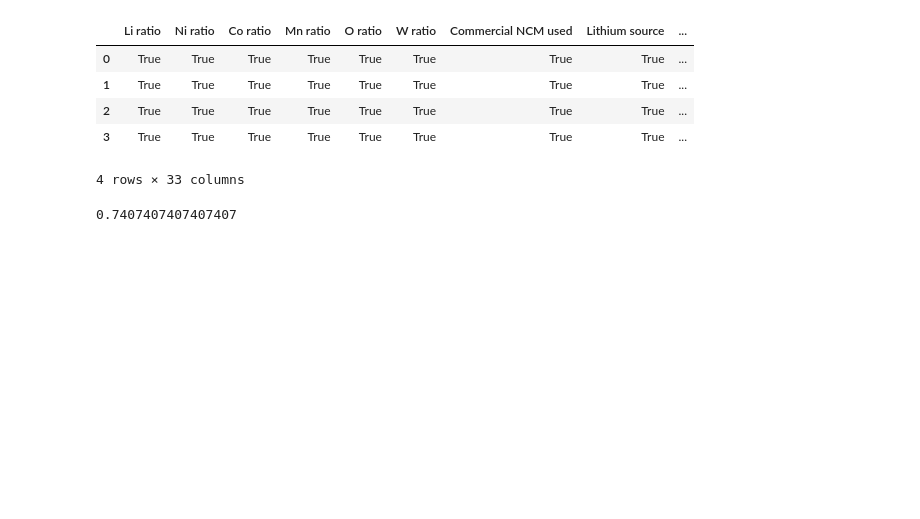
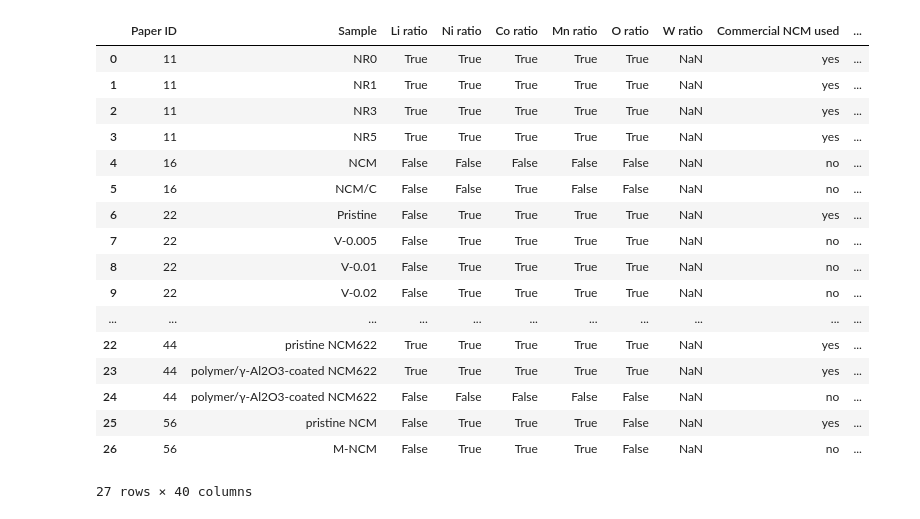
Before and after one commit to AIFFEL-VOLTAI/VOLTAI, a Jupyter notebook: accuracy.ipynb, the cells around one changed output. Saved outputs shown, nothing was run; the diff lists cells and outputs as text; code cells hidden in the pictures; blank space fills up the shorter version.

```diff
--- a/accuracy.ipynb
+++ b/accuracy.ipynb
@@ -216,13 +112,42 @@ sort_col = [
     'Voltage range',
     'Temperature',
     'C-rate 0.1',
-    'C-rate 0.2',
     'C-rate 0.5',
     'C-rate 1.0',
     'C-rate 2.0',
+    'C-rate 0.05',
     'C-rate 5.0',
-    'C-rate 0.05',
+    'C-rate 10.0',
+    'C-rate 20.0',
+    'C-rate 40.0',
+    'C-rate 0.33',
     'C-rate None',
+    'C-rate 0.2',
+    'C-rate 0.3',
     'C-rate 4.0',
-    'C-rate 6.0'
+    'C-rate 6.0',
 ]
+# %%
+num_col = [
+    "Li ratio",
+    "Ni ratio",
+    "Co ratio",
+    "Mn ratio",
+    "O ratio",
+    "W ratio"
+    'C-rate 0.1',
+    'C-rate 0.5',
+    'C-rate 1.0',
+    'C-rate 2.0',
+    'C-rate 0.05',
+    'C-rate 5.0',
+    'C-rate 10.0',
+    'C-rate 20.0',
+    'C-rate 40.0',
+    'C-rate 0.33',
+    'C-rate None',
+    'C-rate 0.2',
+    'C-rate 0.3',
+    'C-rate 4.0',
+    'C-rate 6.0',
+]
@@ -229,18 +306,28 @@ sort_col = [
 # %%
-df_result = df_result[sort_col]
+df_result
+# %% [output]
+|  | Paper ID | Sample | Li ratio | Ni ratio | Co ratio | Mn ratio | O ratio | W ratio | Commercial NCM used | ... |
+| 0 | 11 | NR0 | True | True | True | True | True | NaN | yes | ... |
+| 1 | 11 | NR1 | True | True | True | True | True | NaN | yes | ... |
+| 2 | 11 | NR3 | True | True | True | True | True | NaN | yes | ... |
+| 3 | 11 | NR5 | True | True | True | True | True | NaN | yes | ... |
+| 4 | 16 | NCM | False | False | False | False | False | NaN | no | ... |
+| 5 | 16 | NCM/C | False | False | True | False | False | NaN | no | ... |
+| 6 | 22 | Pristine | False | True | True | True | True | NaN | yes | ... |
+| 7 | 22 | V-0.005 | False | True | True | True | True | NaN | no | ... |
+| 8 | 22 | V-0.01 | False | True | True | True | True | NaN | no | ... |
+| 9 | 22 | V-0.02 | False | True | True | True | True | NaN | no | ... |
+| ... | ... | ... | ... | ... | ... | ... | ... | ... | ... | ... |
+| 22 | 44 | pristine NCM622 | True | True | True | True | True | NaN | yes | ... |
+| 23 | 44 | polymer/γ-Al2O3-coated NCM622 | True | True | True | True | True | NaN | yes | ... |
+| 24 | 44 | polymer/γ-Al2O3-coated NCM622 | False | False | False | False | False | NaN | no | ... |
+| 25 | 56 | pristine NCM | False | True | True | True | False | NaN | yes | ... |
+| 26 | 56 | M-NCM | False | True | True | True | False | NaN | no | ... |
+27 rows × 40 columns
 # %%
-df_result.loc[df_result["Paper ID"] == 11, "Li ratio":]
+# df_result = df_result.loc[df_result["Paper ID"] == 11, num_col]
-# %% [output]
-|  | Li ratio | Ni ratio | Co ratio | Mn ratio | O ratio | W ratio | Commercial NCM used | Lithium source | ... |
-| 0 | True | True | True | True | True | True | True | True | ... |
-| 1 | True | True | True | True | True | True | True | True | ... |
-| 2 | True | True | True | True | True | True | True | True | ... |
-| 3 | True | True | True | True | True | True | True | True | ... |
-4 rows × 33 columns
 # %%
-df_result.loc[df_result["Paper ID"] == 11, "Li ratio":].mean().mean()
+# df_result.loc[df_result["Paper ID"] == 11, "Li ratio":].mean().mean()
-# %% [output]
-0.7407407407407407
 # %%
 # results = []
 
```
Also changed, not shown: parts of 20 cells of this notebook, 6 other files.
